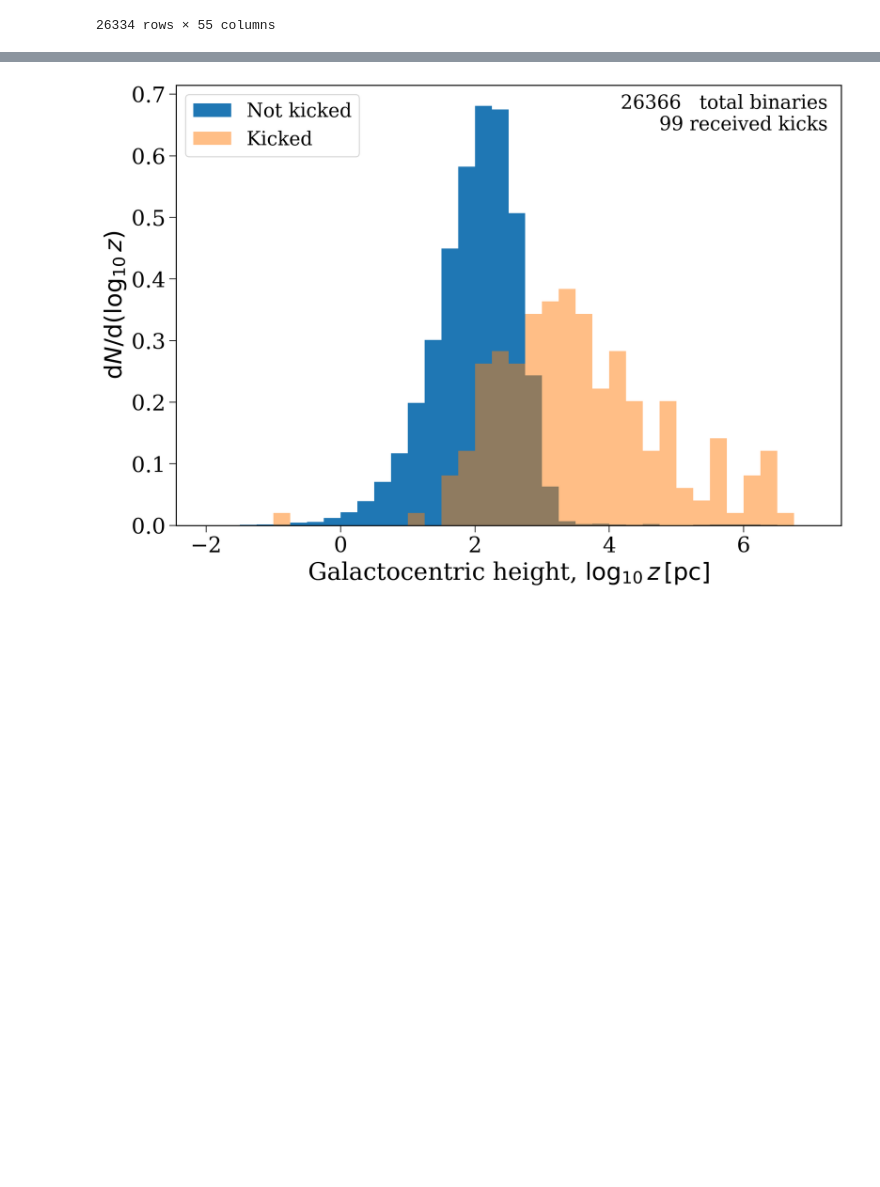
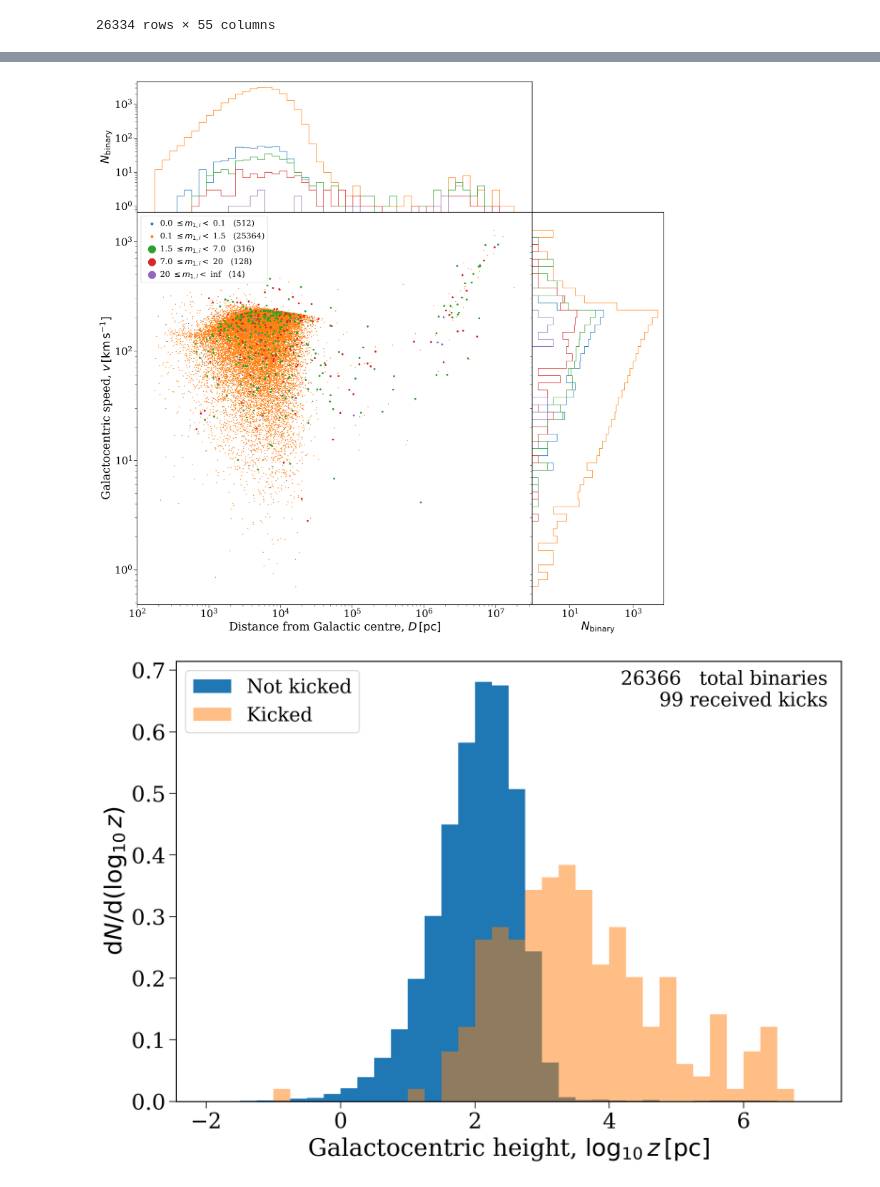
Before and after one commit to TomWagg/cogsworth, a Jupyter notebook: scratch.ipynb, the cells around one changed output, grey strips where cells are left out. Cells and saved outputs as stored; diff of their text form; code cells hidden in the pictures; blank space fills up the shorter version.

```diff
--- a/scratch.ipynb
+++ b/scratch.ipynb
@@ -187,0 +188,4 @@ plt.show()
+# %%
+for ind in [1, 2]:
+    final_binaries[f"dist_{ind}"] = np.sqrt(final_binaries[f"x_{ind}"]**2 + final_binaries[f"y_{ind}"]**2 + final_binaries[f"z_{ind}"]**2)
+    final_binaries[f"speed_{ind}"] = np.sqrt(final_binaries[f"v_x_{ind}"]**2 + final_binaries[f"v_y_{ind}"]**2 + final_binaries[f"v_z_{ind}"]**2)
@@ -188,3 +196,45 @@ plt.show()
+# %%
+def grid_plot_by_mass(x_var, y_var, x_label, y_label, mass_lims=[0.0, 0.1, 1.5, 7.0, 20, np.inf], sizes=[1, 1, 10, 10, 10]):
+    fig, axes = plt.subplots(2, 2, figsize=(20, 20), gridspec_kw={"width_ratios": [3, 1], "height_ratios": [1, 3]})
+
+    fig.subplots_adjust(hspace=0.0, wspace=0.0)
+
+    disrupted = final_binaries["sep"] < 0
+
+    x_bins = np.logspace(np.log10(np.abs(final_binaries[f"{x_var}_1"]).min()), np.log10(np.abs(final_binaries[f"{x_var}_1"]).max()), 50)
+    y_bins = np.logspace(np.log10(np.abs(final_binaries[f"{y_var}_1"]).min()), np.log10(np.abs(final_binaries[f"{y_var}_1"]).max()), 50)
+    for i in range(len(mass_lims) - 1):
+        mass_mask = (final_binaries["mass0_1"] >= mass_lims[i]) & (final_binaries["mass0_1"] < mass_lims[i + 1])
+        label = f"{mass_lims[i]} " + r"$\leq m_{1, i} <$" + f" {mass_lims[i + 1]}   ({len(final_binaries[mass_mask])})"
+        axes[1, 0].scatter(np.abs(final_binaries[f"{x_var}_1"][mass_mask]), np.abs(final_binaries[f"{y_var}_1"][mass_mask]), s=sizes[i], label=label)
+        axes[0, 0].hist(np.abs(final_binaries[f"{x_var}_1"][mass_mask]), bins=x_bins, log=True, histtype="step")
+        axes[1, 1].hist(np.abs(final_binaries[f"{y_var}_1"][mass_mask]), bins=y_bins, orientation="horizontal", log=True, histtype="step")
+
+    axes[1, 0].set_xscale("log")
+    axes[1, 0].set_yscale("log")
+
+    axes[1, 0].set_xlabel(x_label)
+    axes[1, 0].set_ylabel(y_label)
+
+    axes[1, 0].legend(fontsize=0.7*fs, markerscale=5, handletextpad=0.0)
+
+    axes[0, 1].axis("off")
+
+    axes[0, 0].set_xscale("log")
+    axes[0, 0].set_xticks([])
+    axes[0, 0].set_ylabel(r"$N_{\rm binary}$")
+
+    # axes[1, 1].hist(np.abs(final_binaries[f"{y_var}_1"][~kicked]), bins=y_bins, orientation="horizontal", log=True)
+    # axes[1, 1].hist(np.abs(np.concatenate((final_binaries[f"{y_var}_1"][kicked], final_binaries[f"{y_var}_2"][kicked]))), bins=y_bins, orientation="horizontal", log=True, alpha=0.5)
+    axes[1, 1].set_yscale("log")
+    axes[1, 1].set_yticks([])
+    axes[1, 1].set_xlabel(r"$N_{\rm binary}$")
+
+    plt.show()
+# %%
+grid_plot_by_mass("dist", "speed", r"Distance from Galactic centre, $D\,[\rm pc]$", r"Galactocentric speed, $v\,[\rm km \, s^{-1}]$")
+# %% [output]
+[figure, added]
 # %%
 fig, ax = plt.subplots()
 
```
Also changed, not shown: parts of 6 cells of this notebook.
